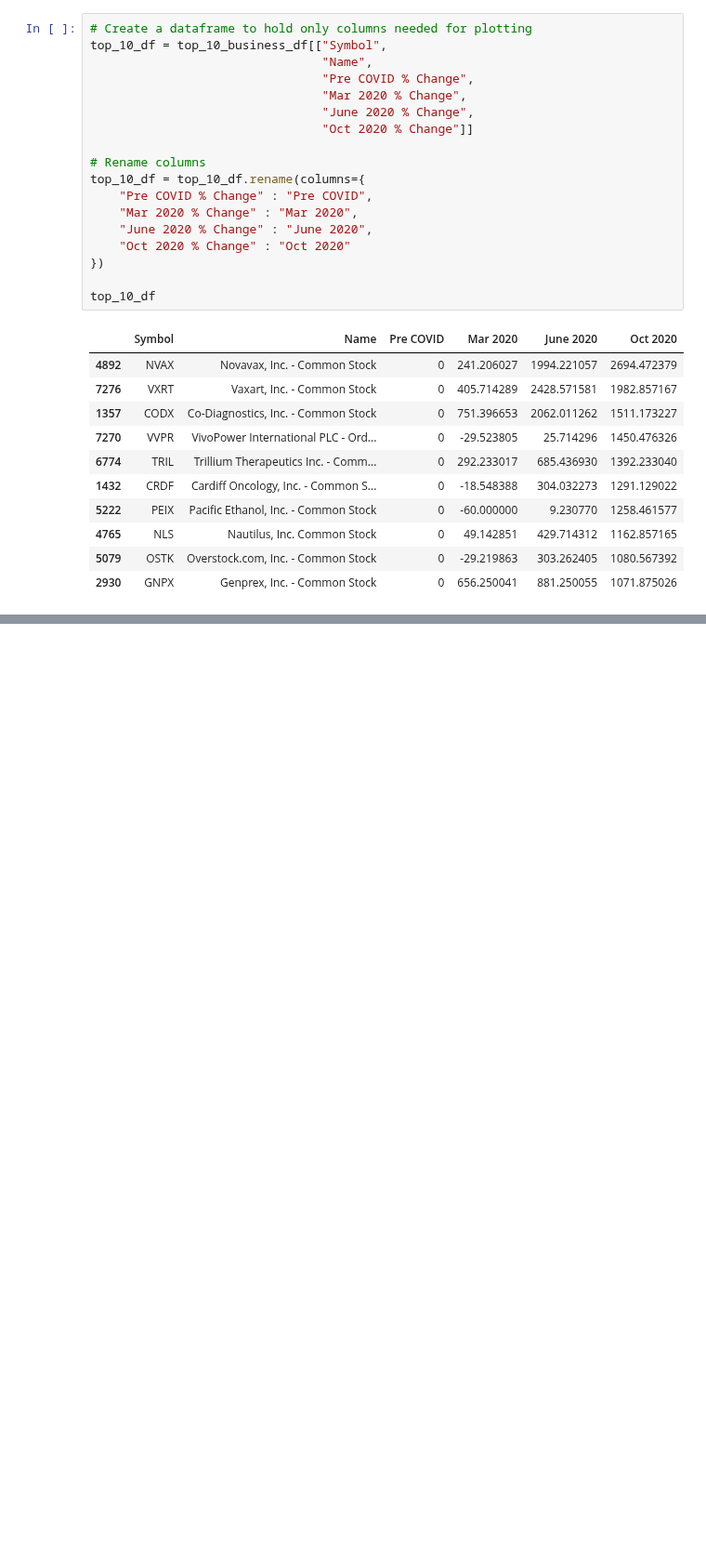
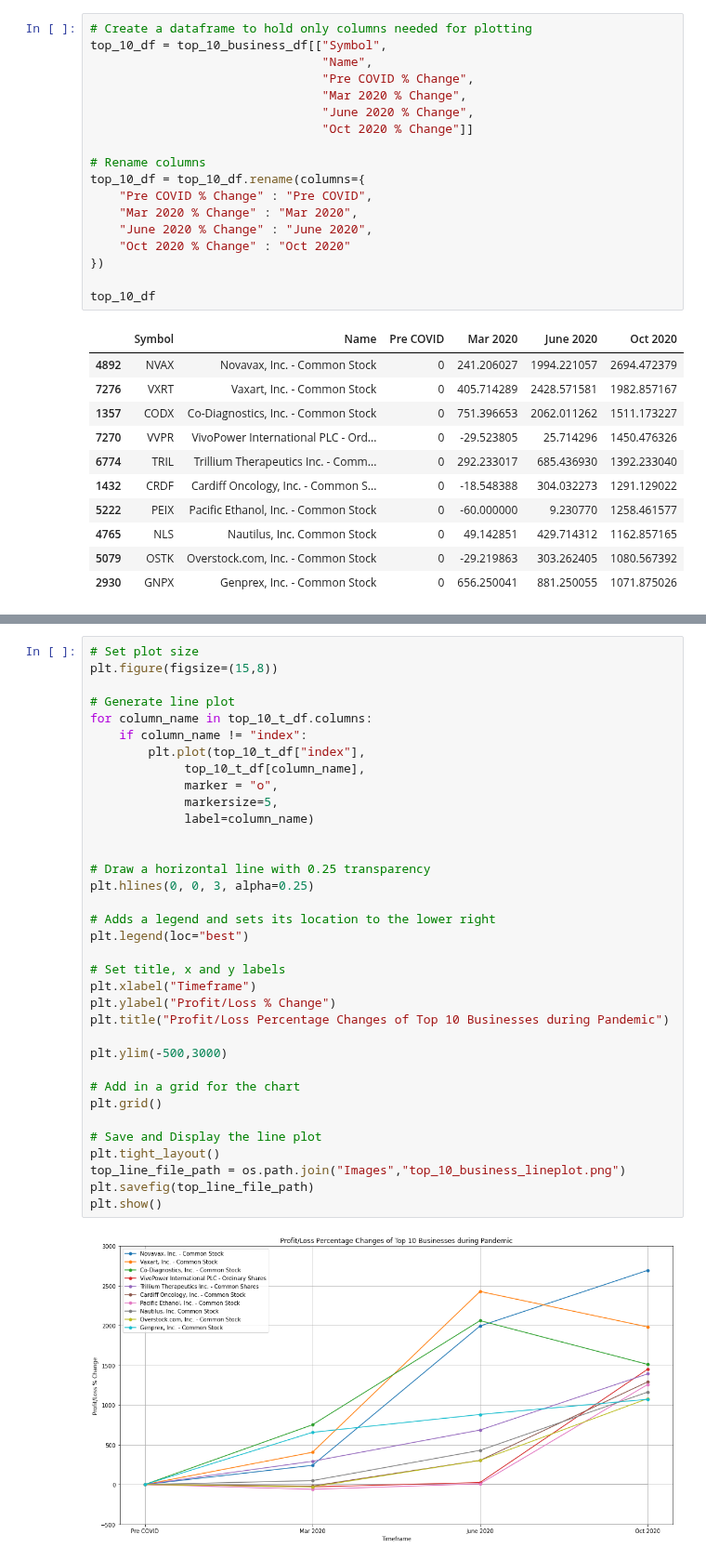
Before and after one commit to ushaakumaar/COVID19_Impacts_On_Business_And_Workforce_Trends, a Jupyter notebook: business-profit-loss.ipynb, the cells around one changed output, grey strips where cells are left out. Shown at 93% size. Drawn from its saved outputs; the diff is of its cells as text; blank space fills up the shorter version.

Commit message:
Logic to generate a line plot with Profit/Loss Percentage Changes of Top 10 Businesses during Pandemic

```diff
--- a/business-profit-loss.ipynb
+++ b/business-profit-loss.ipynb
@@ -318,3 +318,40 @@ top_10_t_df
 | 1 | Mar 2020 | 241.206027 | 405.714289 | 751.396653 | -29.523805 | ... |
 | 2 | June 2020 | 1994.221057 | 2428.571581 | 2062.011262 | 25.714296 | ... |
 | 3 | Oct 2020 | 2694.472379 | 1982.857167 | 1511.173227 | 1450.476326 | ... |
+# %%
+# Set plot size
+plt.figure(figsize=(15,8))
+
+# Generate line plot
+for column_name in top_10_t_df.columns:
+    if column_name != "index":
+        plt.plot(top_10_t_df["index"],
+             top_10_t_df[column_name],
+             marker = "o",
+             markersize=5,
+             label=column_name)
+
+
+# Draw a horizontal line with 0.25 transparency
+plt.hlines(0, 0, 3, alpha=0.25)
+
+# Adds a legend and sets its location to the lower right
+plt.legend(loc="best")
+
+# Set title, x and y labels
+plt.xlabel("Timeframe")
+plt.ylabel("Profit/Loss % Change")
+plt.title("Profit/Loss Percentage Changes of Top 10 Businesses during Pandemic")
+
+plt.ylim(-500,3000)
+
+# Add in a grid for the chart
+plt.grid()
+
+# Save and Display the line plot
+plt.tight_layout()
+top_line_file_path = os.path.join("Images","top_10_business_lineplot.png")
+plt.savefig(top_line_file_path)
+plt.show()
+# %% [output]
+[figure, added]
```
Also changed, not shown: parts of 2 cells of this notebook.
